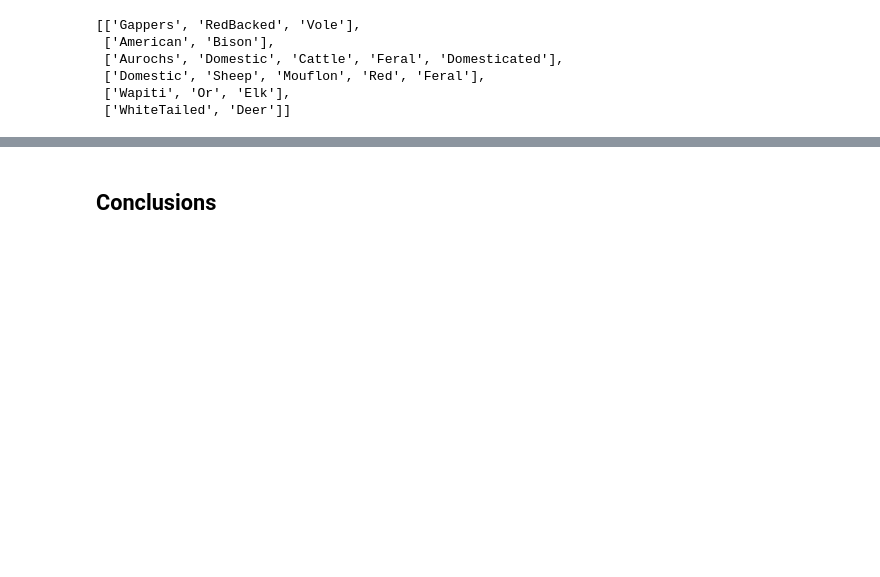
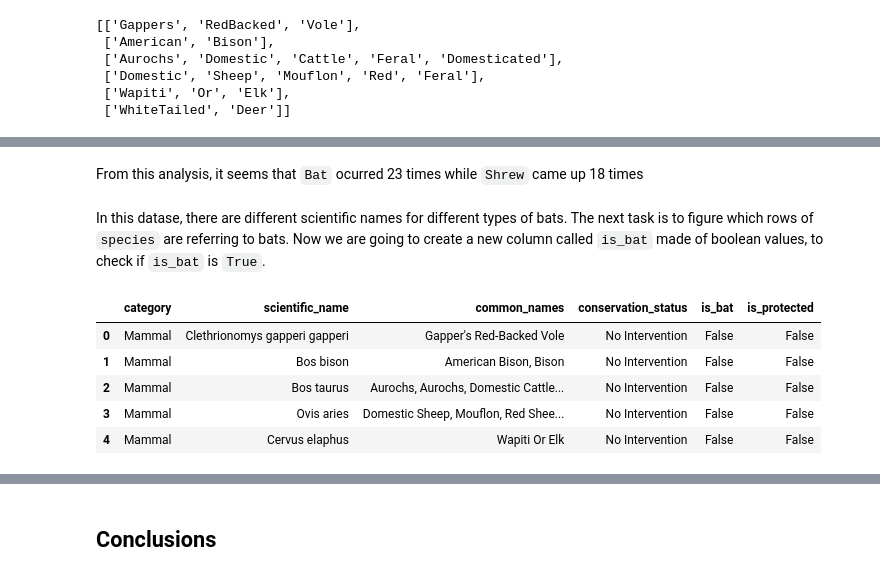
Before and after one commit to liannfinlayson26/biodiversity-analysis, a Jupyter notebook: biodiversity.ipynb, the cells around one changed output, grey strips where cells are left out. Cells and saved outputs as stored; diff of their text form; code cells hidden in the pictures; blank space fills up the shorter version.

```diff
--- a/biodiversity.ipynb
+++ b/biodiversity.ipynb
@@ -484,0 +528,15 @@ cleanRows[:6]
+# %% [markdown]
+From this analysis, it seems that `Bat` ocurred 23 times while `Shrew` came up 18 times
+# %% [markdown]
+In this datase, there are different scientific names for different types of bats. The next task is to figure which rows of `species` are referring to bats. Now we are going to create a new column called `is_bat` made of boolean values, to check if `is_bat` is `True`.
+# %%
+species_info['is_bat'] = species_info.common_names.str.contains(r"\bBat\b", regex = True)
+
+species_info.head()
+# %% [output]
+|  | category | scientific_name | common_names | conservation_status | is_bat | is_protected |
+| 0 | Mammal | Clethrionomys gapperi gapperi | Gapper's Red-Backed Vole | No Intervention | False | False |
+| 1 | Mammal | Bos bison | American Bison, Bison | No Intervention | False | False |
+| 2 | Mammal | Bos taurus | Aurochs, Aurochs, Domestic Cattle... | No Intervention | False | False |
+| 3 | Mammal | Ovis aries | Domestic Sheep, Mouflon, Red Shee... | No Intervention | False | False |
+| 4 | Mammal | Cervus elaphus | Wapiti Or Elk | No Intervention | False | False |
```
Also changed, not shown: parts of 18 cells of this notebook.
